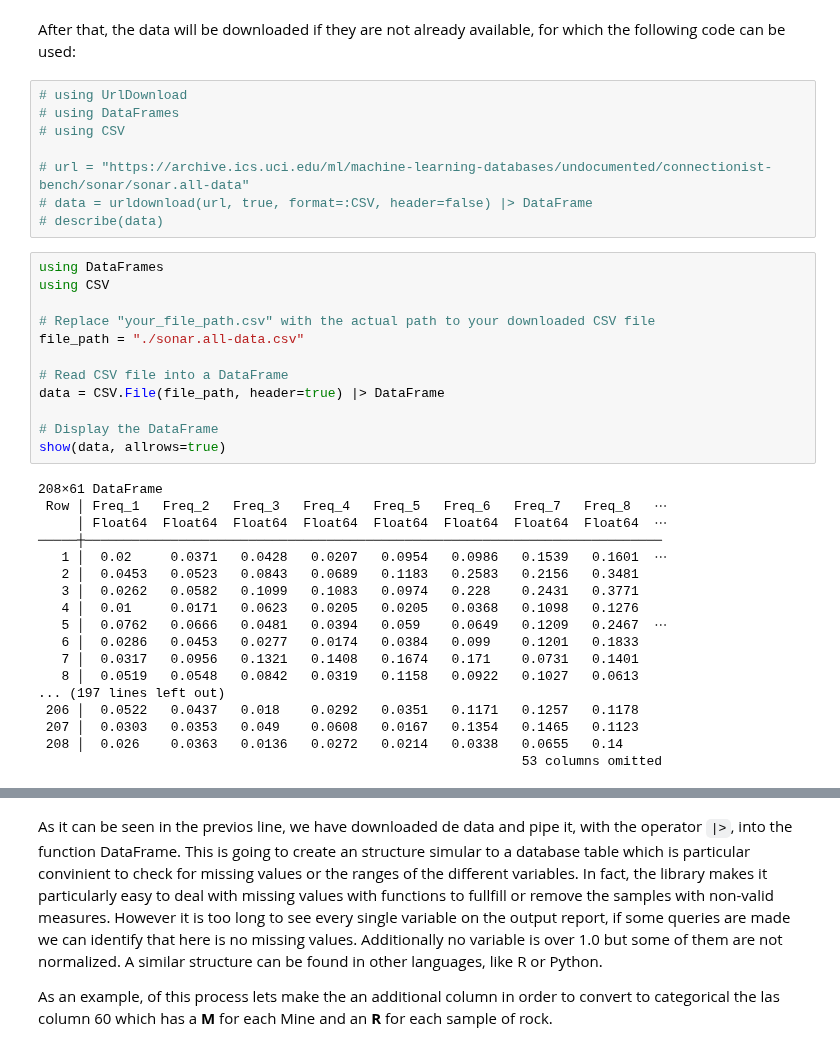
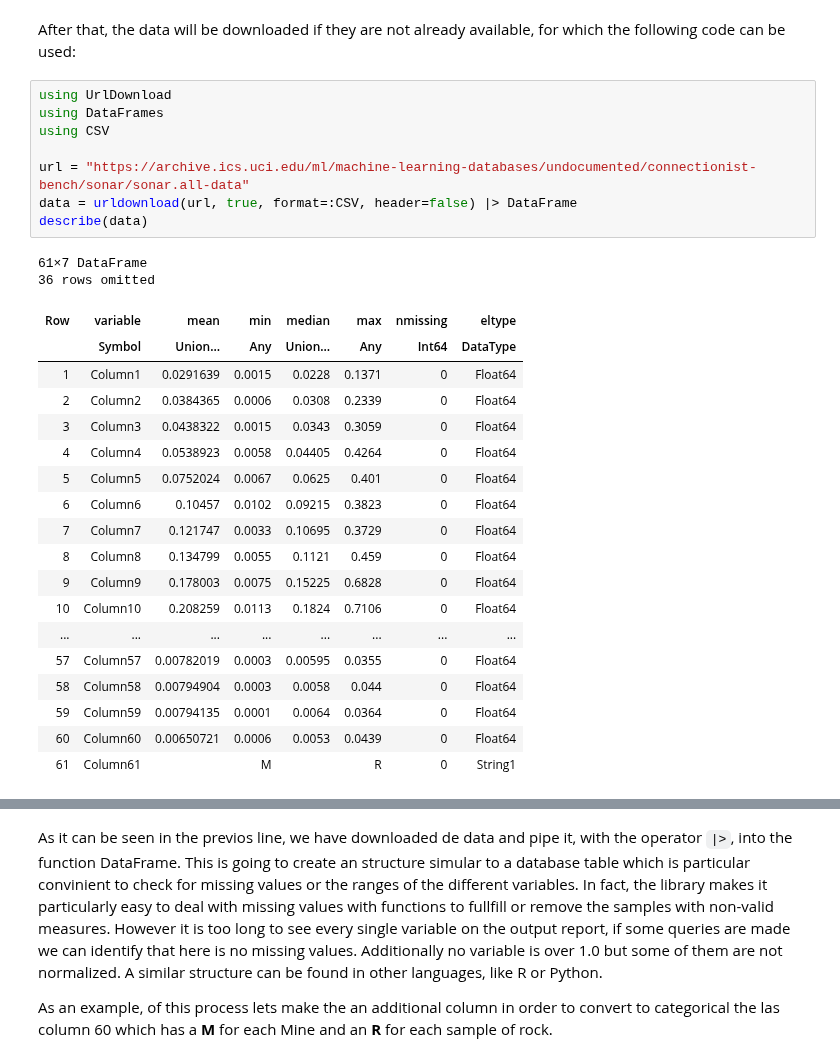
Before and after one commit to AlejandroDopico2/MIA_ML1, a Jupyter notebook: Unit 7 - Ensemble Models.ipynb, the cells around one changed output, grey strips where cells are left out. Drawn from its saved outputs; the diff is of its cells as text.

```diff
--- a/Unit 7 - Ensemble Models.ipynb
+++ b/Unit 7 - Ensemble Models.ipynb
@@ -28,40 +28,31 @@ Pkg.add("UrlDownload")
 # %% [markdown]
 After that, the data will be downloaded if they are not already available, for which the following code can be used:
 # %%
-# using UrlDownload
-# using DataFrames
-# using CSV
+using UrlDownload
+using DataFrames
+using CSV
 
-# url = "https://archive.ics.uci.edu/ml/machine-learning-databases/undocumented/connectionist-bench/sonar/sonar.all-data"
-# data = urldownload(url, true, format=:CSV, header=false) |> DataFrame
-# describe(data)
+url = "https://archive.ics.uci.edu/ml/machine-learning-databases/undocumented/connectionist-bench/sonar/sonar.all-data"
+data = urldownload(url, true, format=:CSV, header=false) |> DataFrame
+describe(data)
+# %% [output]
+61×7 DataFrame
+36 rows omitted
+| Row | variable | mean | min | median | max | nmissing | eltype |
+|  | Symbol | Union… | Any | Union… | Any | Int64 | DataType |
+| 1 | Column1 | 0.0291639 | 0.0015 | 0.0228 | 0.1371 | 0 | Float64 |
+| 2 | Column2 | 0.0384365 | 0.0006 | 0.0308 | 0.2339 | 0 | Float64 |
+| 3 | Column3 | 0.0438322 | 0.0015 | 0.0343 | 0.3059 | 0 | Float64 |
+| 4 | Column4 | 0.0538923 | 0.0058 | 0.04405 | 0.4264 | 0 | Float64 |
+| 5 | Column5 | 0.0752024 | 0.0067 | 0.0625 | 0.401 | 0 | Float64 |
+| 6 | Column6 | 0.10457 | 0.0102 | 0.09215 | 0.3823 | 0 | Float64 |
+| 7 | Column7 | 0.121747 | 0.0033 | 0.10695 | 0.3729 | 0 | Float64 |
+| 8 | Column8 | 0.134799 | 0.0055 | 0.1121 | 0.459 | 0 | Float64 |
+| 9 | Column9 | 0.178003 | 0.0075 | 0.15225 | 0.6828 | 0 | Float64 |
+| 10 | Column10 | 0.208259 | 0.0113 | 0.1824 | 0.7106 | 0 | Float64 |
+| ... | ... | ... | ... | ... | ... | ... | ... |
+| 57 | Column57 | 0.00782019 | 0.0003 | 0.00595 | 0.0355 | 0 | Float64 |
+| 58 | Column58 | 0.00794904 | 0.0003 | 0.0058 | 0.044 | 0 | Float64 |
+| 59 | Column59 | 0.00794135 | 0.0001 | 0.0064 | 0.0364 | 0 | Float64 |
+| 60 | Column60 | 0.00650721 | 0.0006 | 0.0053 | 0.0439 | 0 | Float64 |
+| 61 | Column61 |  | M |  | R | 0 | String1 |
-# %%
-using DataFrames
-using CSV
-
-# Replace "your_file_path.csv" with the actual path to your downloaded CSV file
-file_path = "./sonar.all-data.csv"
-
-# Read CSV file into a DataFrame
-data = CSV.File(file_path, header=true) |> DataFrame
-
-# Display the DataFrame
-show(data, allrows=true)
-# %% [output]
-208×61 DataFrame
- Row │ Freq_1   Freq_2   Freq_3   Freq_4   Freq_5   Freq_6   Freq_7   Freq_8   ⋯
-     │ Float64  Float64  Float64  Float64  Float64  Float64  Float64  Float64  ⋯
-─────┼──────────────────────────────────────────────────────────────────────────
-   1 │  0.02     0.0371   0.0428   0.0207   0.0954   0.0986   0.1539   0.1601  ⋯
-   2 │  0.0453   0.0523   0.0843   0.0689   0.1183   0.2583   0.2156   0.3481
-   3 │  0.0262   0.0582   0.1099   0.1083   0.0974   0.228    0.2431   0.3771
-   4 │  0.01     0.0171   0.0623   0.0205   0.0205   0.0368   0.1098   0.1276
-   5 │  0.0762   0.0666   0.0481   0.0394   0.059    0.0649   0.1209   0.2467  ⋯
-   6 │  0.0286   0.0453   0.0277   0.0174   0.0384   0.099    0.1201   0.1833
-   7 │  0.0317   0.0956   0.1321   0.1408   0.1674   0.171    0.0731   0.1401
-   8 │  0.0519   0.0548   0.0842   0.0319   0.1158   0.0922   0.1027   0.0613
-... (197 lines left out)
- 206 │  0.0522   0.0437   0.018    0.0292   0.0351   0.1171   0.1257   0.1178
- 207 │  0.0303   0.0353   0.049    0.0608   0.0167   0.1354   0.1465   0.1123
- 208 │  0.026    0.0363   0.0136   0.0272   0.0214   0.0338   0.0655   0.14
-                                                              53 columns omitted
```
Also changed, not shown: parts of 27 cells of this notebook, 1 other file.
